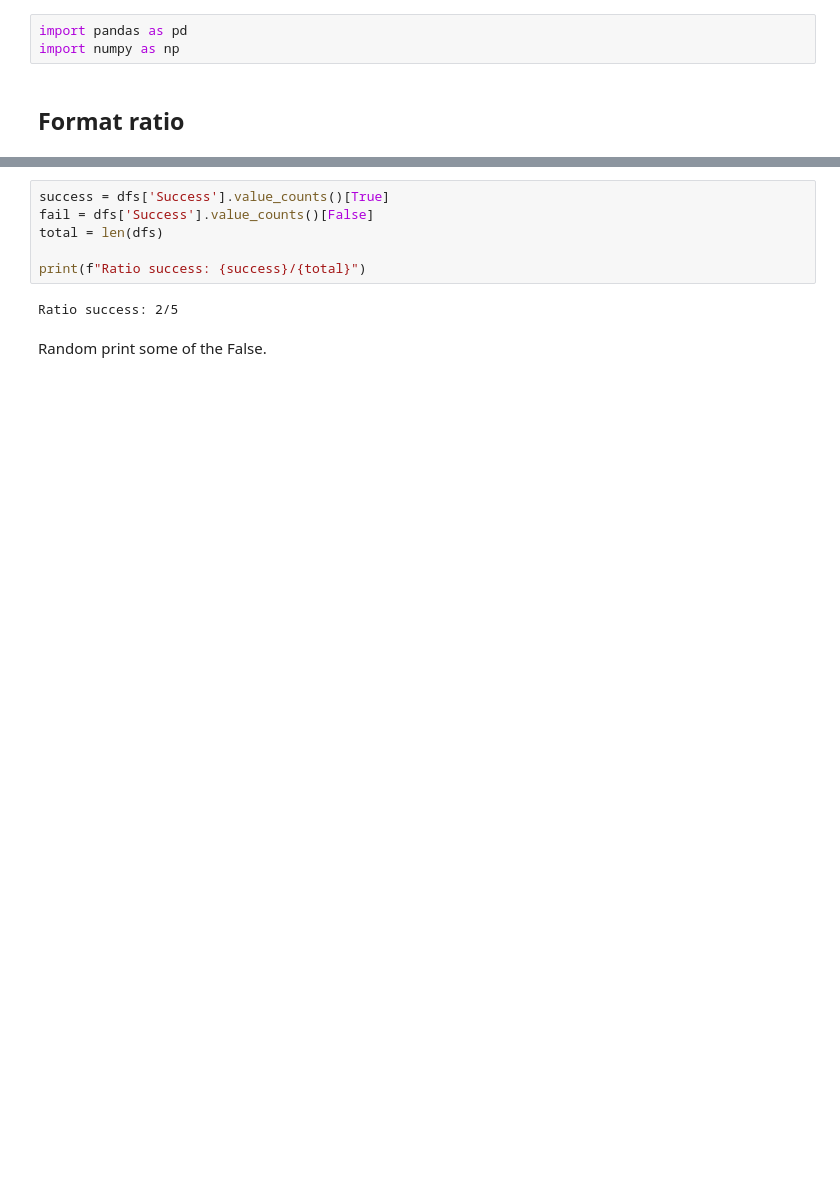
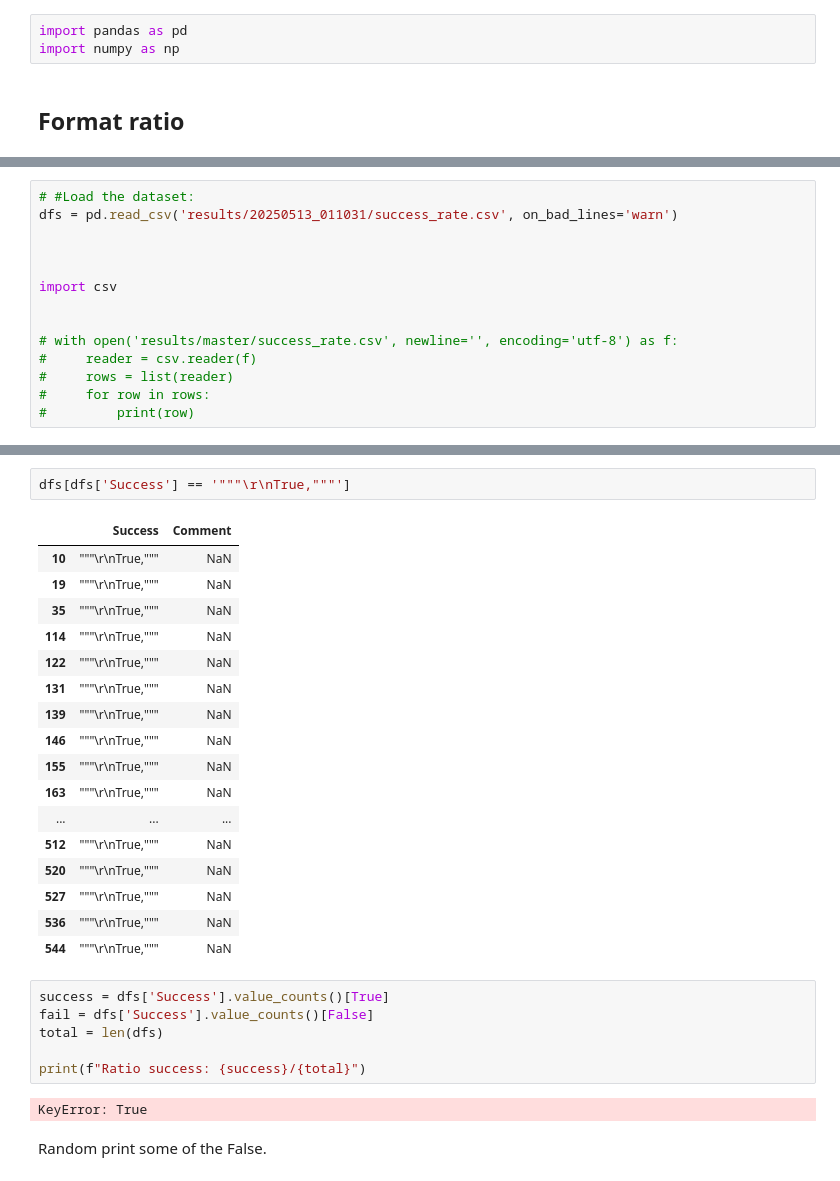
Before and after one commit to BrandtBoys/DocTide, a Jupyter notebook: labs/sem.ipynb, the cells around one changed output, grey strips where cells are left out. Cells and saved outputs as stored; diff of their text form; blank space fills up the shorter version.

```diff
--- a/labs/sem.ipynb
+++ b/labs/sem.ipynb
@@ -8,0 +6,14 @@ dfs = pd.read_csv('test_success.csv')
+# %%
+# #Load the dataset:
+dfs = pd.read_csv('results/20250513_011031/success_rate.csv', on_bad_lines='warn')
+
+
+
+import csv
+
+
+# with open('results/master/success_rate.csv', newline='', encoding='utf-8') as f:
+#     reader = csv.reader(f)
+#     rows = list(reader)
+#     for row in rows:
+#         print(row)
@@ -9,3 +44,23 @@ dfs = pd.read_csv('test_success.csv')
+# %%
+dfs[dfs['Success'] == '"""\r\nTrue,"""']
+# %% [output]
+|  | Success | Comment |
+| 10 | """\r\nTrue,""" | NaN |
+| 19 | """\r\nTrue,""" | NaN |
+| 35 | """\r\nTrue,""" | NaN |
+| 114 | """\r\nTrue,""" | NaN |
+| 122 | """\r\nTrue,""" | NaN |
+| 131 | """\r\nTrue,""" | NaN |
+| 139 | """\r\nTrue,""" | NaN |
+| 146 | """\r\nTrue,""" | NaN |
+| 155 | """\r\nTrue,""" | NaN |
+| 163 | """\r\nTrue,""" | NaN |
+| ... | ... | ... |
+| 512 | """\r\nTrue,""" | NaN |
+| 520 | """\r\nTrue,""" | NaN |
+| 527 | """\r\nTrue,""" | NaN |
+| 536 | """\r\nTrue,""" | NaN |
+| 544 | """\r\nTrue,""" | NaN |
 # %%
 success = dfs['Success'].value_counts()[True]
 fail = dfs['Success'].value_counts()[False]
@@ -13,7 +68,7 @@ total = len(dfs)
 
 print(f"Ratio success: {success}/{total}")
 # %% [output]
-Ratio success: 2/5
+KeyError: True
 # %% [markdown]
 Random print some of the False.
 # %%
```
Also changed, not shown: parts of 8 cells of this notebook, 3 other files.
